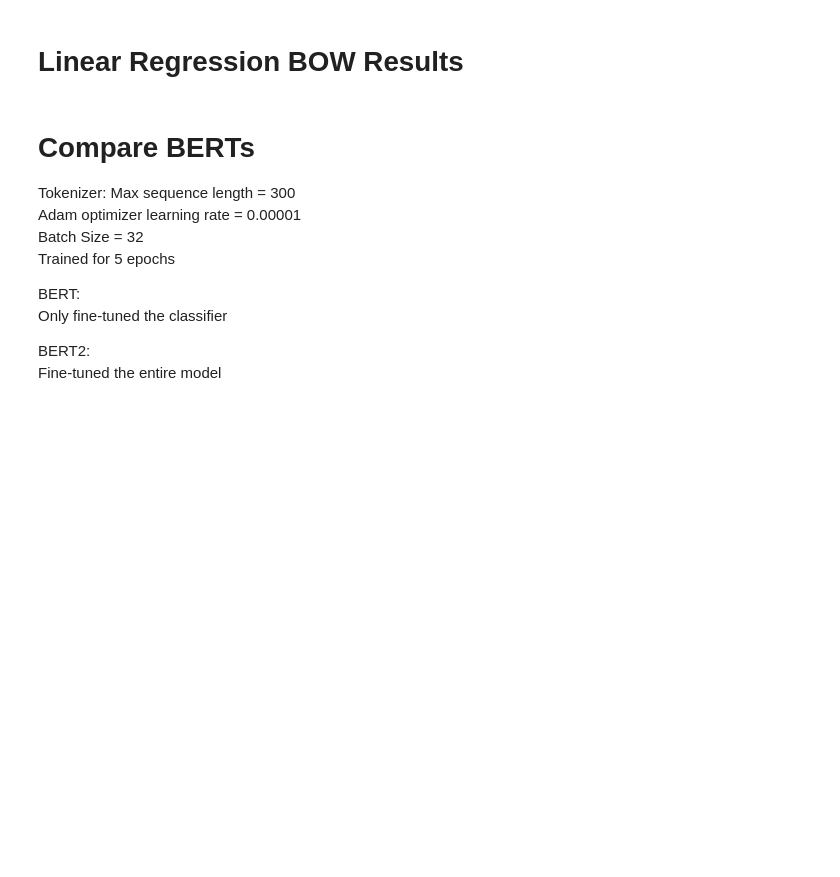
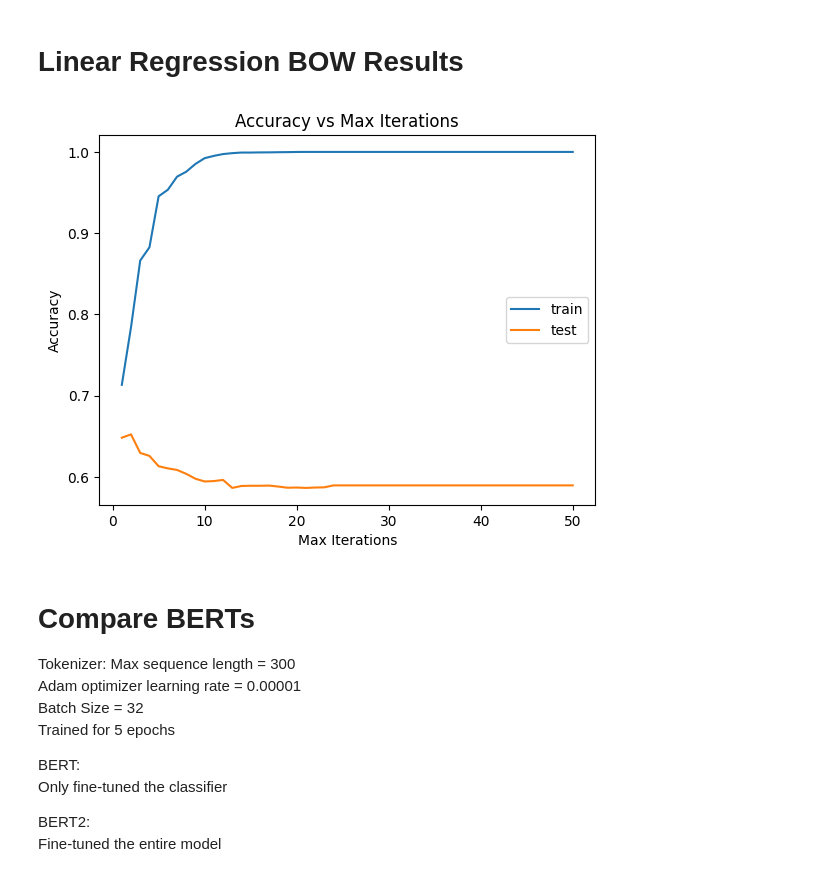
Before and after one commit to abdeliibrahim/ecs271_project, a Jupyter notebook: graphs.ipynb, the cells around one changed output. Saved outputs shown, nothing was run; the diff lists cells and outputs as text; code cells hidden in the pictures; blank space fills up the shorter version.

```diff
--- a/graphs.ipynb
+++ b/graphs.ipynb
@@ -20,8 +22,17 @@ plt.show()
 # %%
 results = pd.read_csv("./results/linear_regression_bow.csv")
 iterations = list(range(1, 51))
 plt.plot(iterations, results["train accuracy"], label = "train")
 plt.plot(iterations, results["test accuracy"], label = "test")
+
+plt.xlabel("Max Iterations")
+plt.ylabel("Accuracy")
+plt.title("Accuracy vs Max Iterations")
+plt.legend()
+
+plt.show()
+# %% [output]
+[figure, added]
 # %% [markdown]
 # Compare BERTs
 Tokenizer: Max sequence length = 300
```
Also changed, not shown: parts of 1 cell of this notebook.
